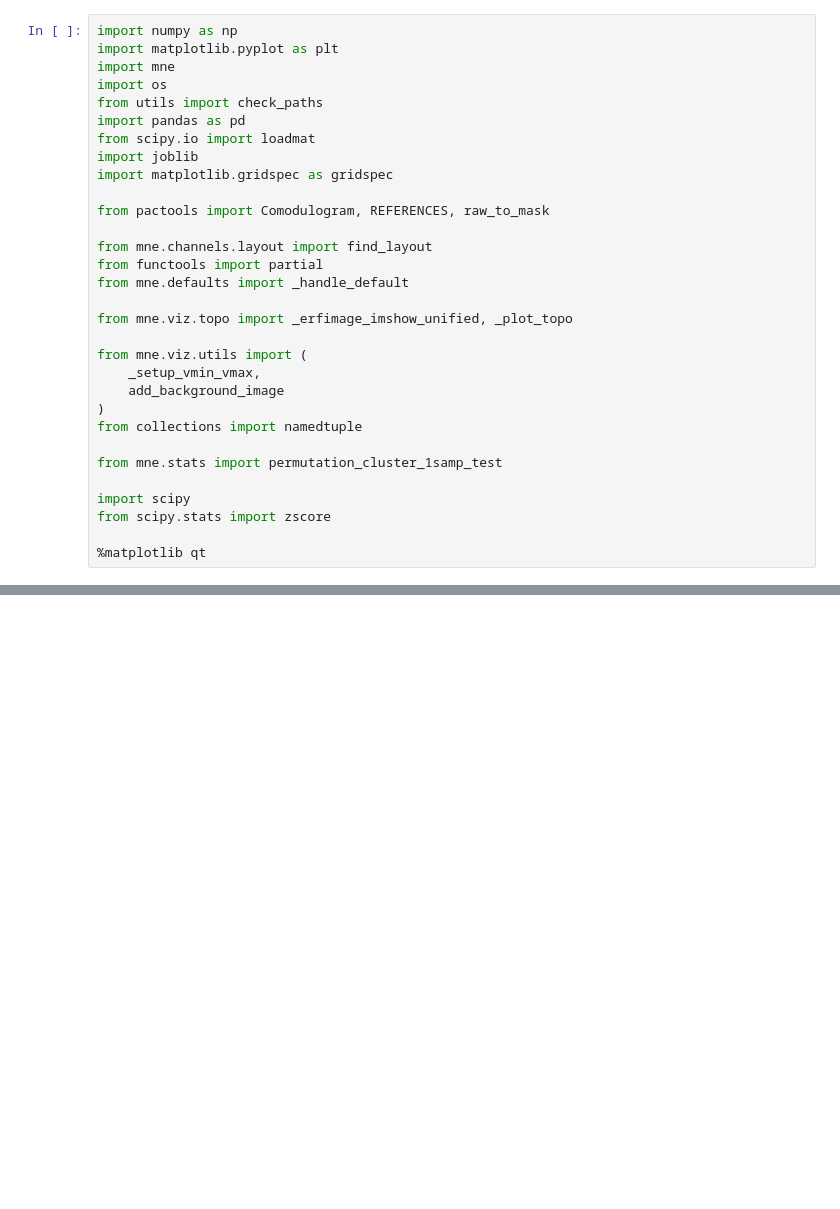
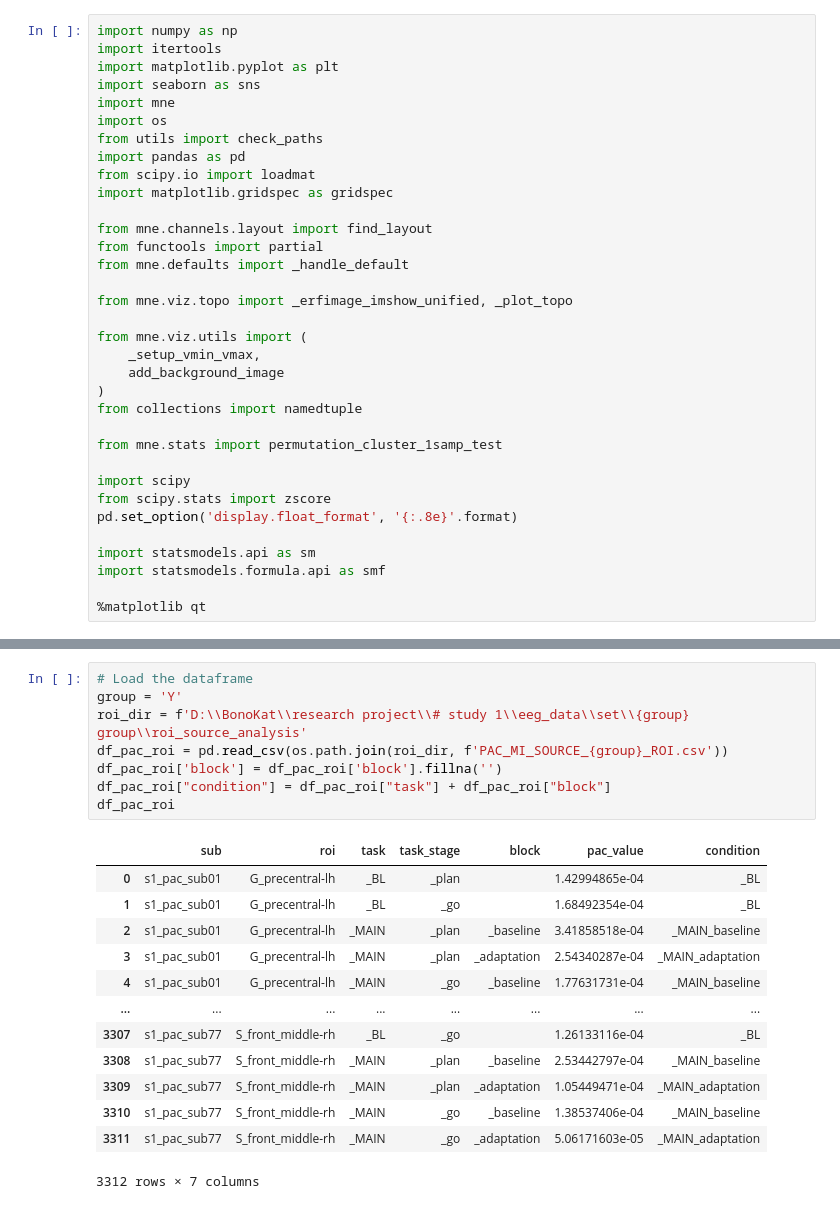
Before and after one commit to bonokat/motor_pac, a Jupyter notebook: 12. PAC_and_stats_roi.ipynb, the cells around one changed output, grey strips where cells are left out. Drawn from its saved outputs; the diff is of its cells as text; blank space fills up the shorter version.

```diff
--- a/12. PAC_and_stats_roi.ipynb
+++ b/12. PAC_and_stats_roi.ipynb
@@ -1,15 +1,14 @@
 # %%
 import numpy as np
+import itertools
 import matplotlib.pyplot as plt
+import seaborn as sns
 import mne
 import os
 from utils import check_paths
 import pandas as pd
 from scipy.io import loadmat
-import joblib
 import matplotlib.gridspec as gridspec
-
-from pactools import Comodulogram, REFERENCES, raw_to_mask
 
 from mne.channels.layout import find_layout
 from functools import partial
@@ -27,5 +26,9 @@ from mne.stats import permutation_cluster_1samp_test
 
 import scipy
 from scipy.stats import zscore
+pd.set_option('display.float_format', '{:.8e}'.format)
+
+import statsmodels.api as sm
+import statsmodels.formula.api as smf
 
 %matplotlib qt
@@ -168,0 +239,22 @@ Using control points [0.21868608 0.25945783 0.3260517 ]
+# %%
+# Load the dataframe
+group = 'Y'
+roi_dir = f'D:\\BonoKat\\research project\\# study 1\\eeg_data\\set\\{group} group\\roi_source_analysis'
+df_pac_roi = pd.read_csv(os.path.join(roi_dir, f'PAC_MI_SOURCE_{group}_ROI.csv'))
+df_pac_roi['block'] = df_pac_roi['block'].fillna('')
+df_pac_roi["condition"] = df_pac_roi["task"] + df_pac_roi["block"]
+df_pac_roi
+# %% [output]
+|  | sub | roi | task | task_stage | block | pac_value | condition |
+| 0 | s1_pac_sub01 | G_precentral-lh | _BL | _plan |  | 1.42994865e-04 | _BL |
+| 1 | s1_pac_sub01 | G_precentral-lh | _BL | _go |  | 1.68492354e-04 | _BL |
+| 2 | s1_pac_sub01 | G_precentral-lh | _MAIN | _plan | _baseline | 3.41858518e-04 | _MAIN_baseline |
+| 3 | s1_pac_sub01 | G_precentral-lh | _MAIN | _plan | _adaptation | 2.54340287e-04 | _MAIN_adaptation |
+| 4 | s1_pac_sub01 | G_precentral-lh | _MAIN | _go | _baseline | 1.77631731e-04 | _MAIN_baseline |
+| ... | ... | ... | ... | ... | ... | ... | ... |
+| 3307 | s1_pac_sub77 | S_front_middle-rh | _BL | _go |  | 1.26133116e-04 | _BL |
+| 3308 | s1_pac_sub77 | S_front_middle-rh | _MAIN | _plan | _baseline | 2.53442797e-04 | _MAIN_baseline |
+| 3309 | s1_pac_sub77 | S_front_middle-rh | _MAIN | _plan | _adaptation | 1.05449471e-04 | _MAIN_adaptation |
+| 3310 | s1_pac_sub77 | S_front_middle-rh | _MAIN | _go | _baseline | 1.38537406e-04 | _MAIN_baseline |
+| 3311 | s1_pac_sub77 | S_front_middle-rh | _MAIN | _go | _adaptation | 5.06171603e-05 | _MAIN_adaptation |
+3312 rows × 7 columns
```
Also changed, not shown: parts of 33 cells of this notebook, 3 other files.
